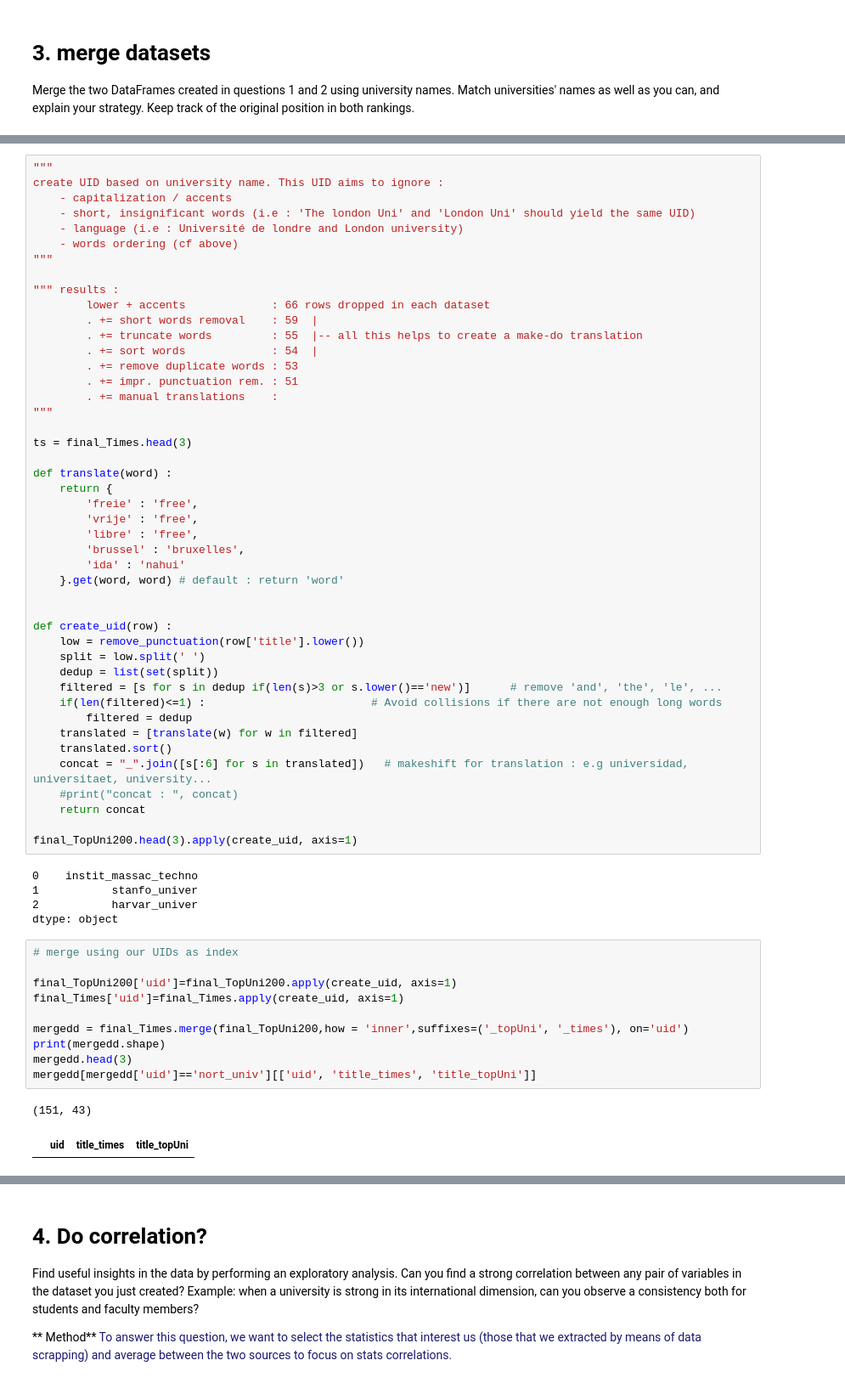
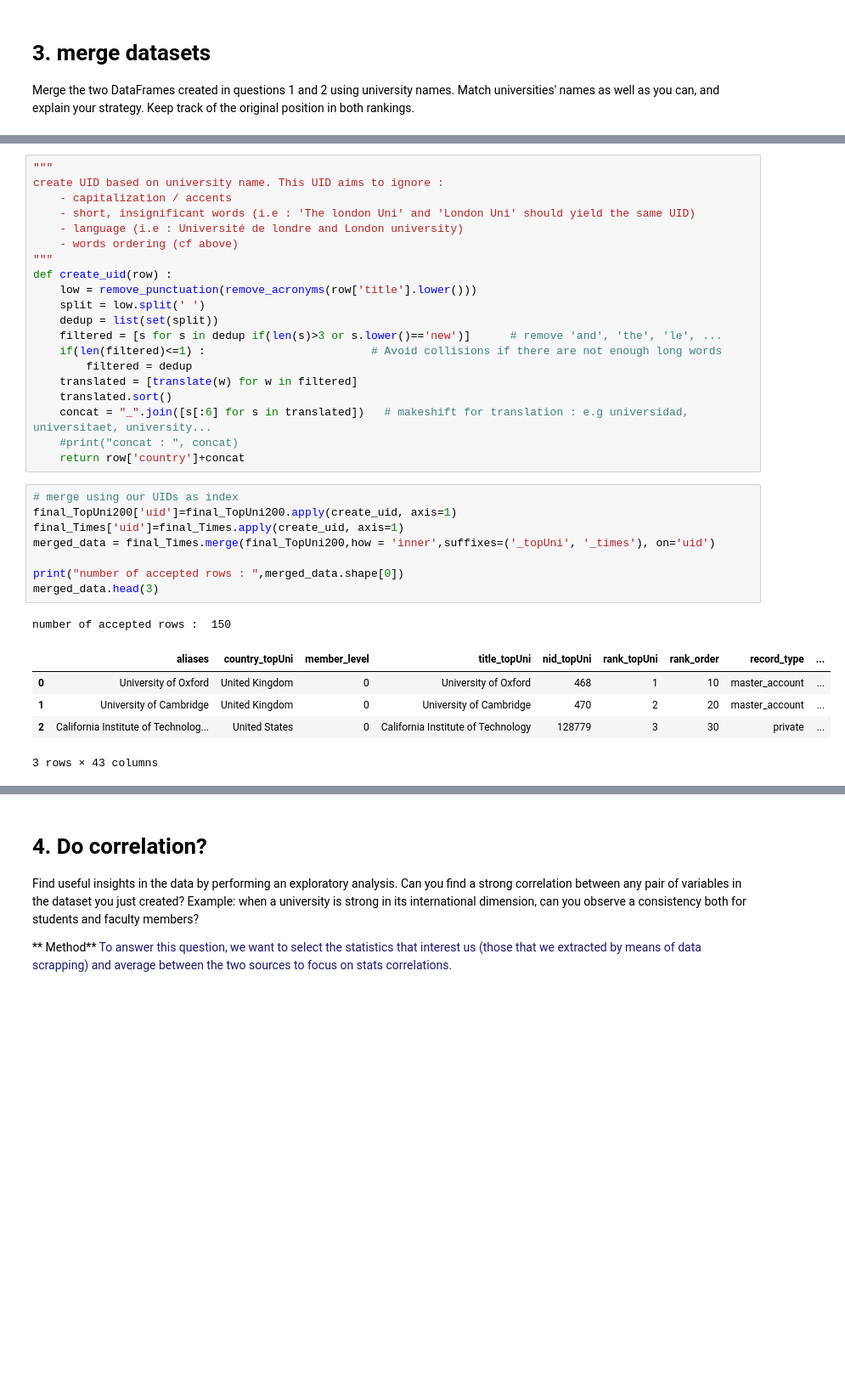
Before and after one commit to NicoBrun/ada2017, a Jupyter notebook: 02 - Data from the Web/Homework 2.ipynb, the cells around one changed output, grey strips where cells are left out. Shown at 85% size. Saved outputs shown, nothing was run; the diff lists cells and outputs as text; blank space fills up the shorter version.

```diff
--- a/02 - Data from the Web/Homework 2.ipynb
+++ b/02 - Data from the Web/Homework 2.ipynb
@@ -514,31 +544,8 @@ create UID based on university name. This UID aims to ignore :
     - language (i.e : Université de londre and London university)
     - words ordering (cf above)
 """
-
-""" results :
-        lower + accents             : 66 rows dropped in each dataset
-        . += short words removal    : 59  |
-        . += truncate words         : 55  |-- all this helps to create a make-do translation
-        . += sort words             : 54  |
-        . += remove duplicate words : 53
-        . += impr. punctuation rem. : 51
-        . += manual translations    :
-"""
-
-ts = final_Times.head(3)
-
-def translate(word) :
-    return {
-        'freie' : 'free',
-        'vrije' : 'free',
-        'libre' : 'free',
-        'brussel' : 'bruxelles',
-        'ida' : 'nahui'
-    }.get(word, word) # default : return 'word'
-
-
 def create_uid(row) :
-    low = remove_punctuation(row['title'].lower())
+    low = remove_punctuation(remove_acronyms(row['title'].lower()))
     split = low.split(' ')
     dedup = list(set(split))
     filtered = [s for s in dedup if(len(s)>3 or s.lower()=='new')]      # remove 'and', 'the', 'le', ...
@@ -548,25 +555,20 @@ def create_uid(row) :
     translated.sort()
     concat = "_".join([s[:6] for s in translated])   # makeshift for translation : e.g universidad, universitaet, university...
     #print("concat : ", concat)
-    return concat
-
-final_TopUni200.head(3).apply(create_uid, axis=1)
+    return row['country']+concat
-# %% [output]
-0    instit_massac_techno
-1           stanfo_univer
-2           harvar_univer
-dtype: object
 # %%
 # merge using our UIDs as index
-
 final_TopUni200['uid']=final_TopUni200.apply(create_uid, axis=1)
 final_Times['uid']=final_Times.apply(create_uid, axis=1)
+merged_data = final_Times.merge(final_TopUni200,how = 'inner',suffixes=('_topUni', '_times'), on='uid')
 
-mergedd = final_Times.merge(final_TopUni200,how = 'inner',suffixes=('_topUni', '_times'), on='uid')
-print(mergedd.shape)
-mergedd.head(3)
-mergedd[mergedd['uid']=='nort_univ'][['uid', 'title_times', 'title_topUni']]
+print("number of accepted rows : ",merged_data.shape[0])
+merged_data.head(3)
 # %% [output]
-(151, 43)
+number of accepted rows :  150
-|  | uid | title_times | title_topUni |
+|  | aliases | country_topUni | member_level | title_topUni | nid_topUni | rank_topUni | rank_order | record_type | ... |
+| 0 | University of Oxford | United Kingdom | 0 | University of Oxford | 468 | 1 | 10 | master_account | ... |
+| 1 | University of Cambridge | United Kingdom | 0 | University of Cambridge | 470 | 2 | 20 | master_account | ... |
+| 2 | California Institute of Technolog... | United States | 0 | California Institute of Technology | 128779 | 3 | 30 | private | ... |
+3 rows × 43 columns
 # %%
```
Also changed, not shown: parts of 14 cells of this notebook.
